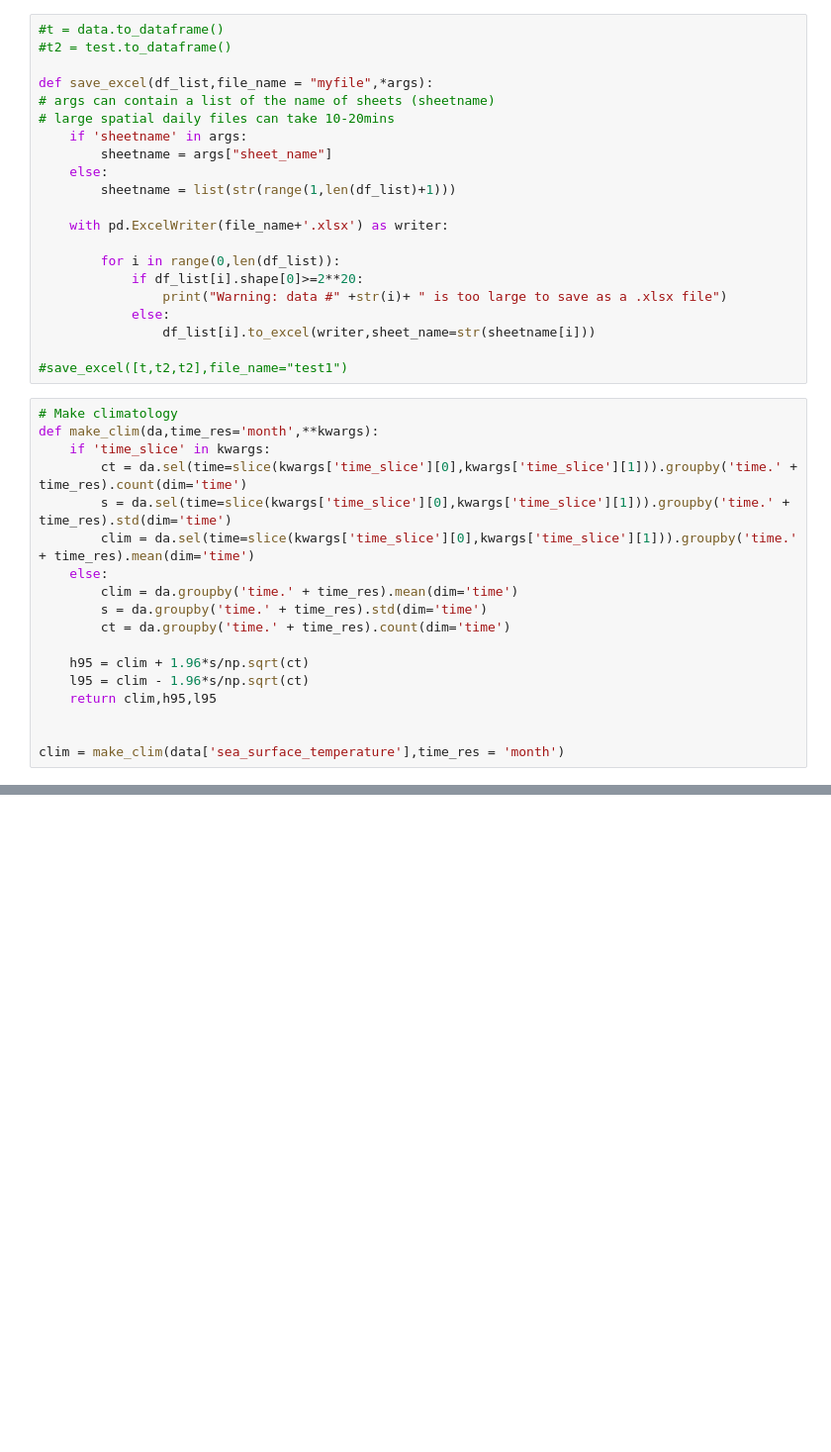
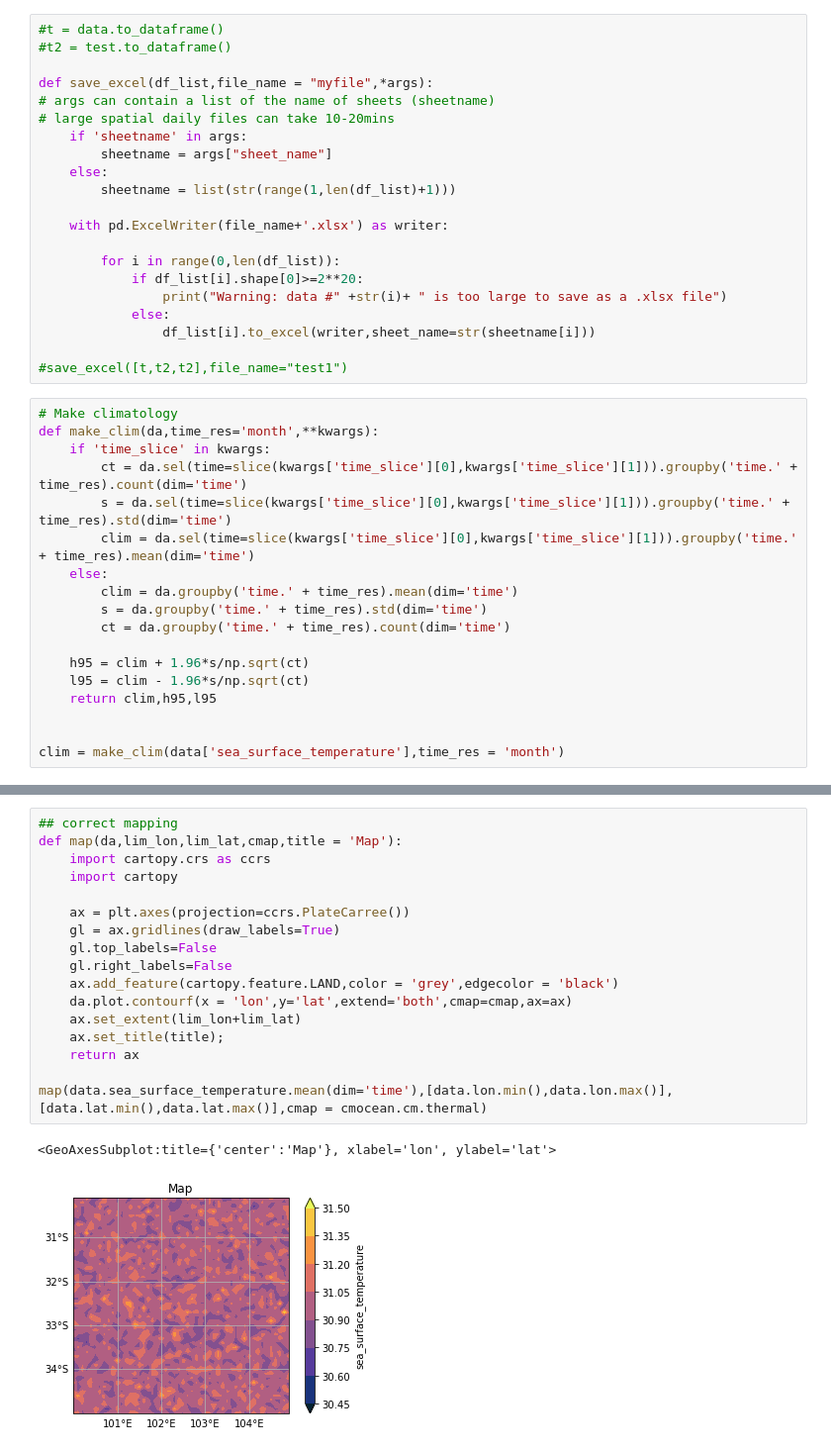
Before and after one commit to maximemarin/datapixel, a Jupyter notebook: SST_notebook.ipynb, the cells around one changed output, grey strips where cells are left out. Shown at 99% size. Cells and saved outputs as stored; diff of their text form; blank space fills up the shorter version.

```diff
--- a/SST_notebook.ipynb
+++ b/SST_notebook.ipynb
@@ -110,0 +198,20 @@ clim = make_clim(data['sea_surface_temperature'],time_res = 'month')
+# %%
+## correct mapping
+def map(da,lim_lon,lim_lat,cmap,title = 'Map'):
+    import cartopy.crs as ccrs
+    import cartopy
+
+    ax = plt.axes(projection=ccrs.PlateCarree())
+    gl = ax.gridlines(draw_labels=True)
+    gl.top_labels=False
+    gl.right_labels=False
+    ax.add_feature(cartopy.feature.LAND,color = 'grey',edgecolor = 'black')
+    da.plot.contourf(x = 'lon',y='lat',extend='both',cmap=cmap,ax=ax)
+    ax.set_extent(lim_lon+lim_lat)
+    ax.set_title(title);
+    return ax
+
+map(data.sea_surface_temperature.mean(dim='time'),[data.lon.min(),data.lon.max()],[data.lat.min(),data.lat.max()],cmap = cmocean.cm.thermal)
+# %% [output]
+<GeoAxesSubplot:title={'center':'Map'}, xlabel='lon', ylabel='lat'>
+[figure, added]
```
Also changed, not shown: parts of 17 cells of this notebook.
